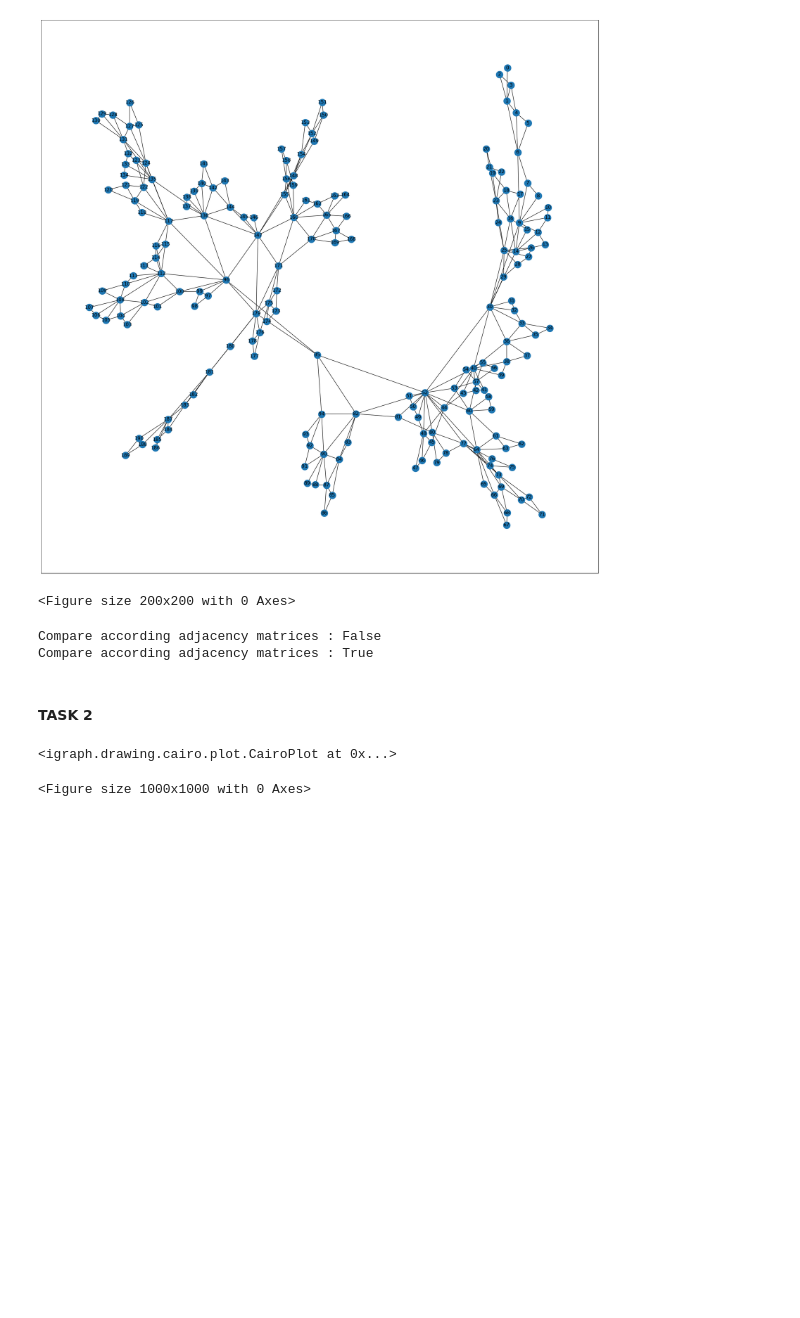
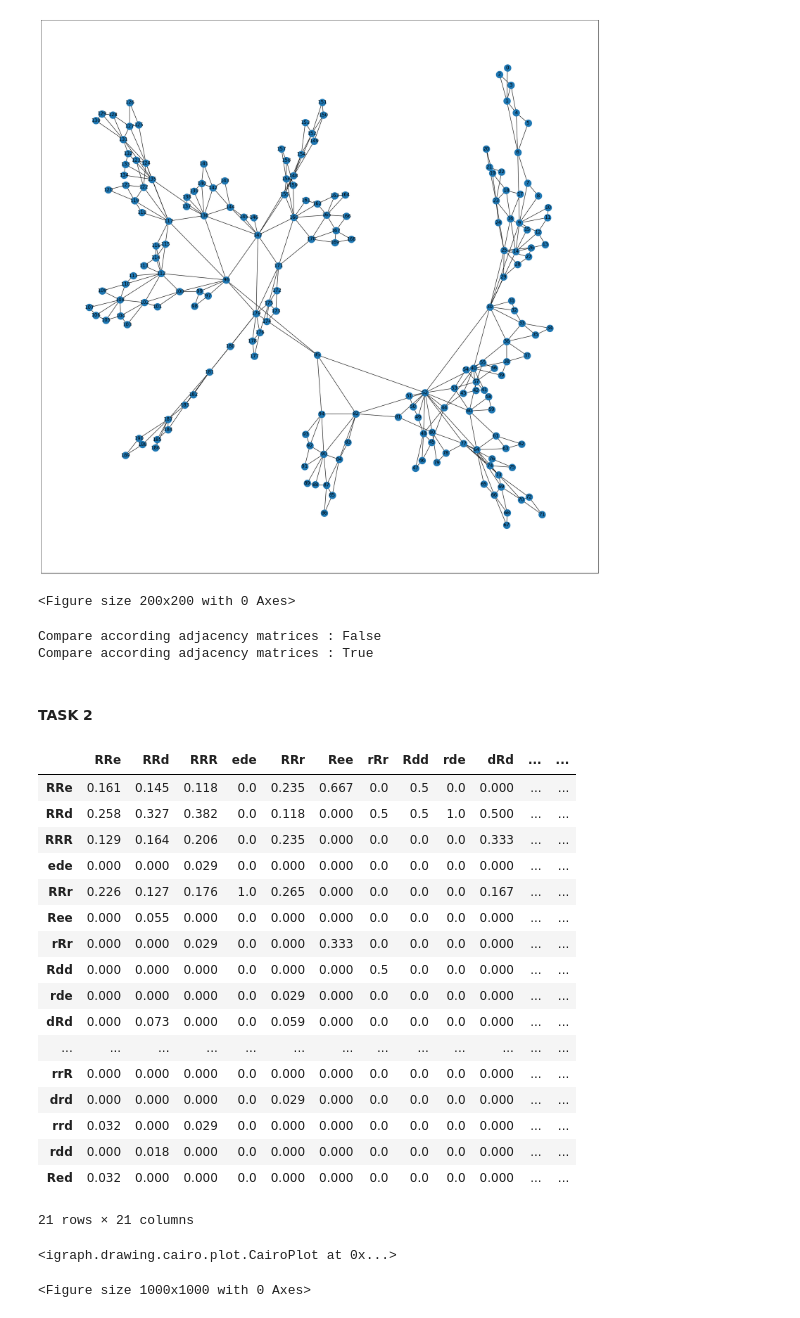
Before and after one commit to dmtrpolovnikov/network_analysis, a Jupyter notebook: practice_2.ipynb, the cells around one changed output. Drawn from its saved outputs; the diff is of its cells as text; code cells hidden in the pictures; blank space fills up the shorter version.

```diff
--- a/practice_2.ipynb
+++ b/practice_2.ipynb
@@ -139,6 +139,27 @@ for condition in tickers_df.market_condition.unique():
 # %%
 transitions_dict_df = pd.DataFrame(transitions_dict)
 #transitions_dict_df = transitions_dict_df[transitions_dict_df != 0 ]
+# %%
+transitions_dict_df
+# %% [output]
+|  | RRe | RRd | RRR | ede | RRr | Ree | rRr | Rdd | rde | dRd | ... | ... |
+| RRe | 0.161 | 0.145 | 0.118 | 0.0 | 0.235 | 0.667 | 0.0 | 0.5 | 0.0 | 0.000 | ... | ... |
+| RRd | 0.258 | 0.327 | 0.382 | 0.0 | 0.118 | 0.000 | 0.5 | 0.5 | 1.0 | 0.500 | ... | ... |
+| RRR | 0.129 | 0.164 | 0.206 | 0.0 | 0.235 | 0.000 | 0.0 | 0.0 | 0.0 | 0.333 | ... | ... |
+| ede | 0.000 | 0.000 | 0.029 | 0.0 | 0.000 | 0.000 | 0.0 | 0.0 | 0.0 | 0.000 | ... | ... |
+| RRr | 0.226 | 0.127 | 0.176 | 1.0 | 0.265 | 0.000 | 0.0 | 0.0 | 0.0 | 0.167 | ... | ... |
+| Ree | 0.000 | 0.055 | 0.000 | 0.0 | 0.000 | 0.000 | 0.0 | 0.0 | 0.0 | 0.000 | ... | ... |
+| rRr | 0.000 | 0.000 | 0.029 | 0.0 | 0.000 | 0.333 | 0.0 | 0.0 | 0.0 | 0.000 | ... | ... |
+| Rdd | 0.000 | 0.000 | 0.000 | 0.0 | 0.000 | 0.000 | 0.5 | 0.0 | 0.0 | 0.000 | ... | ... |
+| rde | 0.000 | 0.000 | 0.000 | 0.0 | 0.029 | 0.000 | 0.0 | 0.0 | 0.0 | 0.000 | ... | ... |
+| dRd | 0.000 | 0.073 | 0.000 | 0.0 | 0.059 | 0.000 | 0.0 | 0.0 | 0.0 | 0.000 | ... | ... |
+| ... | ... | ... | ... | ... | ... | ... | ... | ... | ... | ... | ... | ... |
+| rrR | 0.000 | 0.000 | 0.000 | 0.0 | 0.000 | 0.000 | 0.0 | 0.0 | 0.0 | 0.000 | ... | ... |
+| drd | 0.000 | 0.000 | 0.000 | 0.0 | 0.029 | 0.000 | 0.0 | 0.0 | 0.0 | 0.000 | ... | ... |
+| rrd | 0.032 | 0.000 | 0.029 | 0.0 | 0.000 | 0.000 | 0.0 | 0.0 | 0.0 | 0.000 | ... | ... |
+| rdd | 0.000 | 0.018 | 0.000 | 0.0 | 0.000 | 0.000 | 0.0 | 0.0 | 0.0 | 0.000 | ... | ... |
+| Red | 0.032 | 0.000 | 0.000 | 0.0 | 0.000 | 0.000 | 0.0 | 0.0 | 0.0 | 0.000 | ... | ... |
+21 rows × 21 columns
 # %%
 adjacency_matrix = np.zeros(shape=(len(transitions_dict), len(transitions_dict)), dtype=float)
 
```
Also changed, not shown: parts of 10 cells of this notebook.
